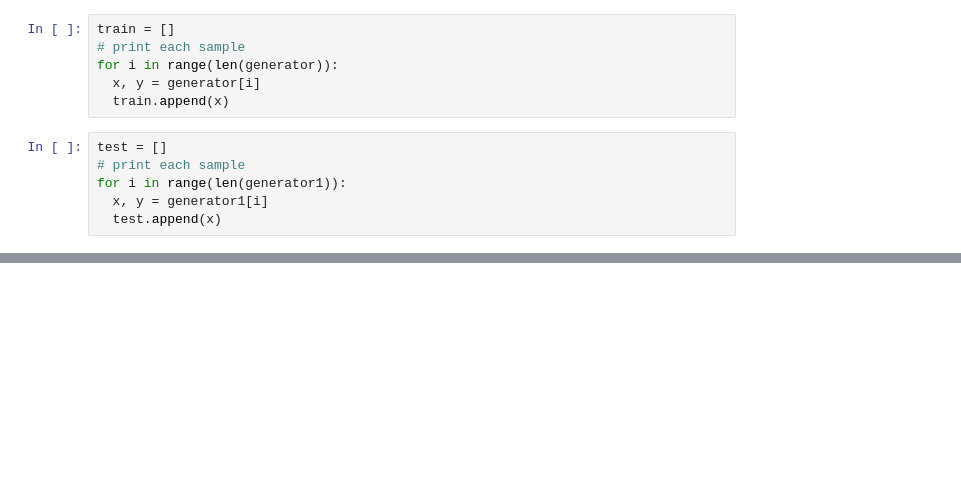
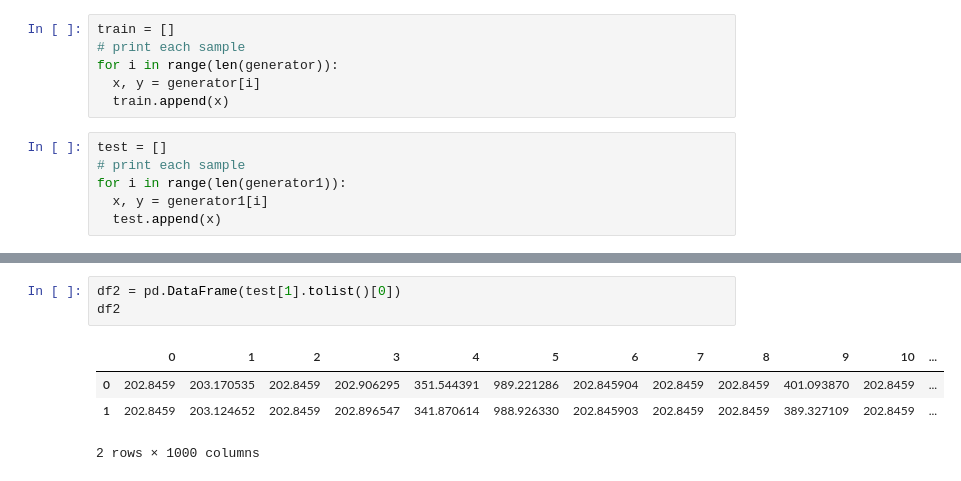
Before and after one commit to dharma610/Neural-network-model-for-compartmenral-model-SIR-and-SEIR-, a Jupyter notebook: SIR_LSTM.ipynb, the cells around one changed output, grey strips where cells are left out. Saved outputs shown, nothing was run; the diff lists cells and outputs as text; blank space fills up the shorter version.

```diff
--- a/SIR_LSTM.ipynb
+++ b/SIR_LSTM.ipynb
@@ -227,0 +232,8 @@ array([[[202.8458996 , 202.84602362, 995.6317693 , ..., 202.84589959,
+# %%
+df2 = pd.DataFrame(test[1].tolist()[0])
+df2
+# %% [output]
+|  | 0 | 1 | 2 | 3 | 4 | 5 | 6 | 7 | 8 | 9 | 10 | ... |
+| 0 | 202.8459 | 203.170535 | 202.8459 | 202.906295 | 351.544391 | 989.221286 | 202.845904 | 202.8459 | 202.8459 | 401.093870 | 202.8459 | ... |
+| 1 | 202.8459 | 203.124652 | 202.8459 | 202.896547 | 341.870614 | 988.926330 | 202.845903 | 202.8459 | 202.8459 | 389.327109 | 202.8459 | ... |
+2 rows × 1000 columns
```
Also changed, not shown: parts of 8 cells of this notebook.
